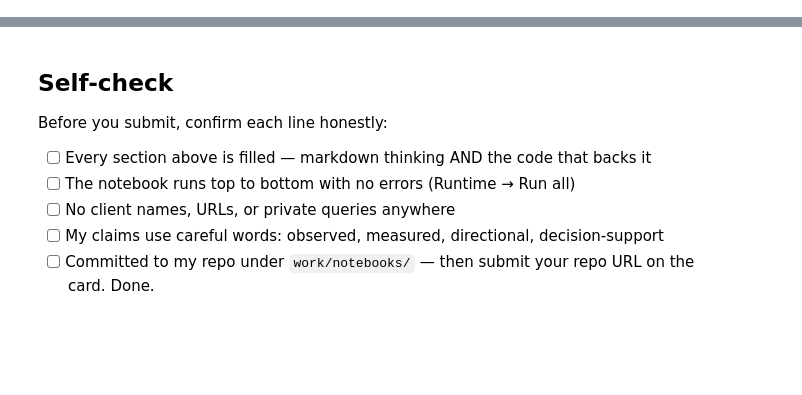
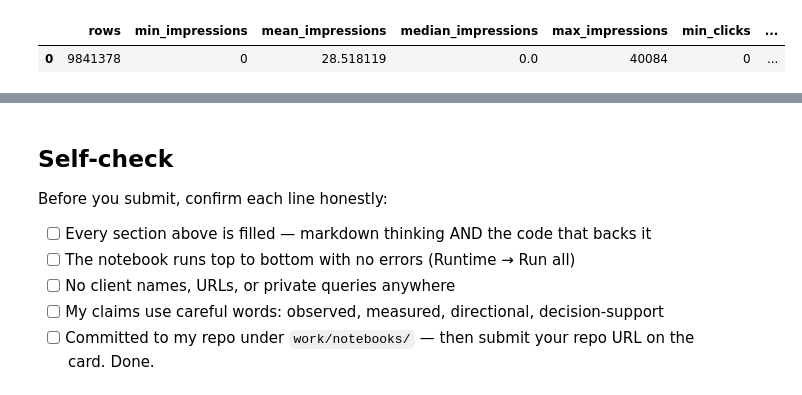
Before and after one commit to krithi-ks/flyrankAI-ML, a Jupyter notebook: work/notebooks/w04_signal_audit.ipynb, the cells around one changed output, grey strips where cells are left out. Saved outputs shown, nothing was run; the diff lists cells and outputs as text; code cells hidden in the pictures; blank space fills up the shorter version.

```diff
--- a/work/notebooks/w04_signal_audit.ipynb
+++ b/work/notebooks/w04_signal_audit.ipynb
@@ -12,0 +62,29 @@ This skeleton is yours to fill. Work the sections **in order** — each one has
+# %%
+# This cell is for CODE (numbers, a query, a check).
+# Write your text answer in the cell ABOVE this one — typing sentences here breaks Run All.
+
+# ML-06 Section 1 — Distributions
+
+distribution_df = con.sql(f"""
+    SELECT
+        COUNT(*) AS rows,
+        MIN(gsc_impressions) AS min_impressions,
+        AVG(gsc_impressions) AS mean_impressions,
+        MEDIAN(gsc_impressions) AS median_impressions,
+        MAX(gsc_impressions) AS max_impressions,
+
+        MIN(gsc_clicks) AS min_clicks,
+        AVG(gsc_clicks) AS mean_clicks,
+        MEDIAN(gsc_clicks) AS median_clicks,
+        MAX(gsc_clicks) AS max_clicks,
+
+        MIN(gsc_avg_position) AS min_position,
+        MEDIAN(gsc_avg_position) AS median_position,
+        MAX(gsc_avg_position) AS max_position
+    FROM {PERFORMANCE}
+""").df()
+
+display(distribution_df)
+# %% [output]
+|  | rows | min_impressions | mean_impressions | median_impressions | max_impressions | min_clicks | ... |
+| 0 | 9841378 | 0 | 28.518119 | 0.0 | 40084 | 0 | ... |
```
Also changed, not shown: parts of 16 cells of this notebook.
